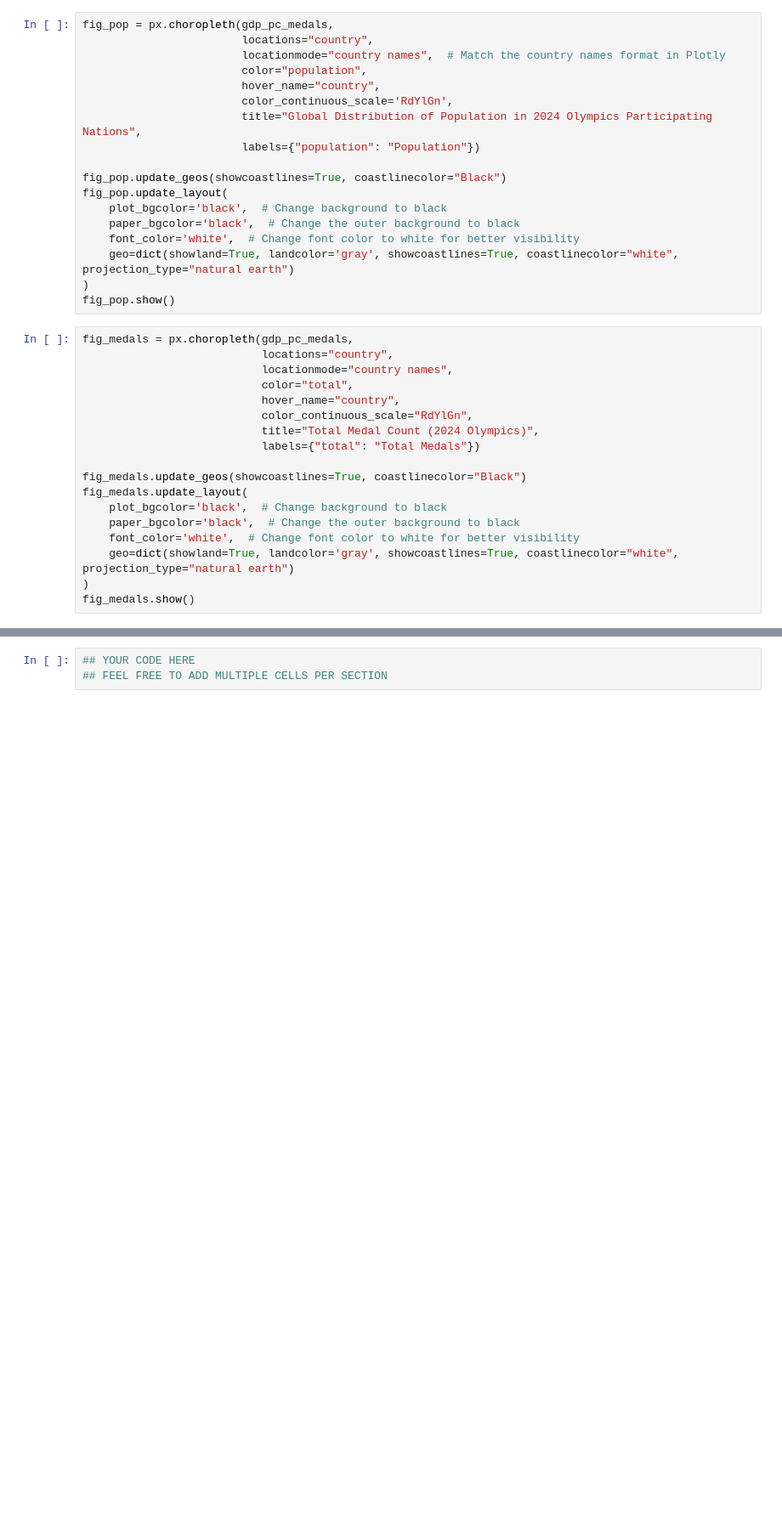
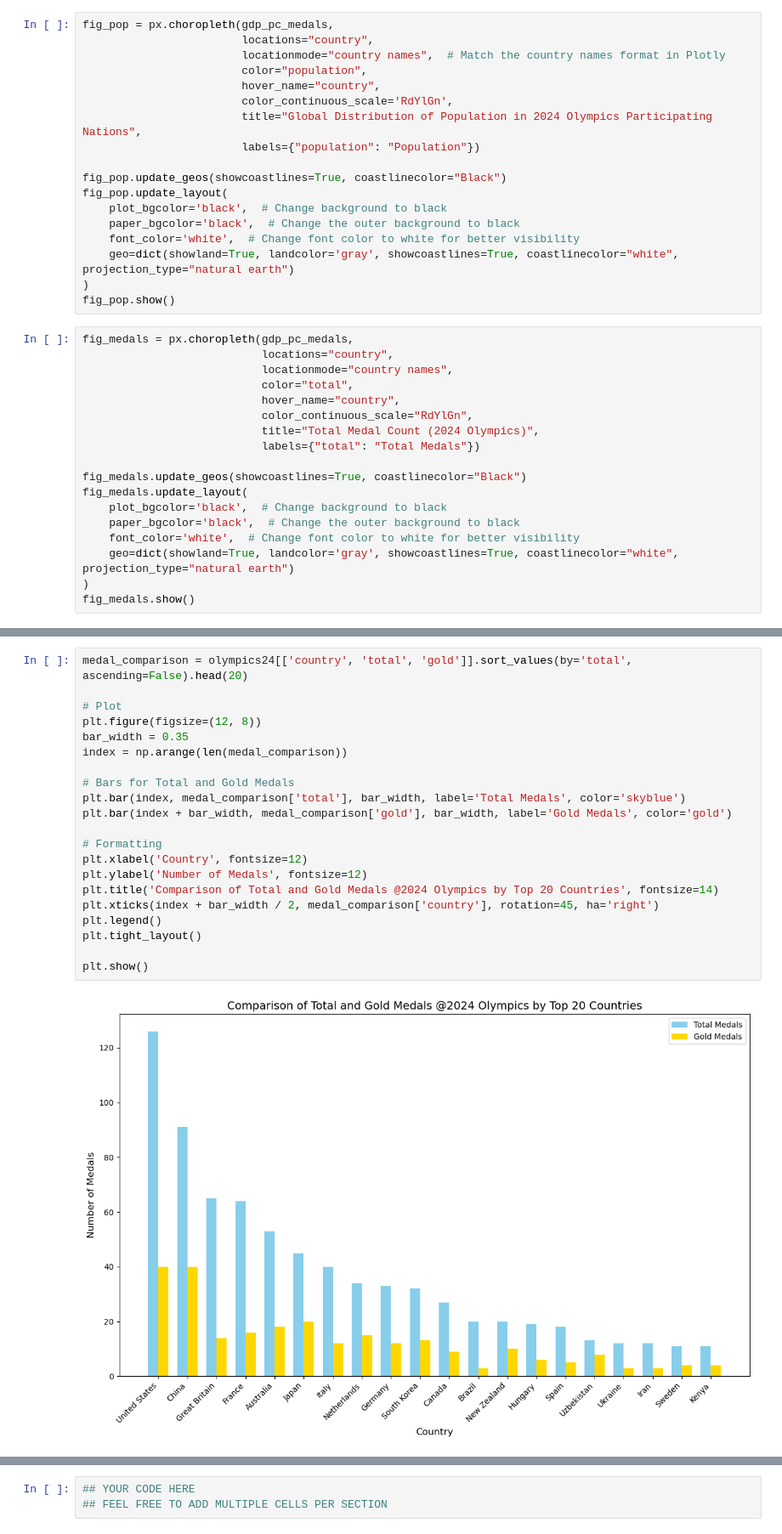
Before and after one commit to levsah/Olympinomics, a Jupyter notebook: EDACheckpoint_Group103-FA24.ipynb, the cells around one changed output, grey strips where cells are left out. Shown at 85% size. Drawn from its saved outputs; the diff is of its cells as text; blank space fills up the shorter version.

```diff
--- a/EDACheckpoint_Group103-FA24.ipynb
+++ b/EDACheckpoint_Group103-FA24.ipynb
@@ -850,0 +912,23 @@ plt.show()
+# %%
+medal_comparison = olympics24[['country', 'total', 'gold']].sort_values(by='total', ascending=False).head(20)
+
+# Plot
+plt.figure(figsize=(12, 8))
+bar_width = 0.35
+index = np.arange(len(medal_comparison))
+
+# Bars for Total and Gold Medals
+plt.bar(index, medal_comparison['total'], bar_width, label='Total Medals', color='skyblue')
+plt.bar(index + bar_width, medal_comparison['gold'], bar_width, label='Gold Medals', color='gold')
+
+# Formatting
+plt.xlabel('Country', fontsize=12)
+plt.ylabel('Number of Medals', fontsize=12)
+plt.title('Comparison of Total and Gold Medals @2024 Olympics by Top 20 Countries', fontsize=14)
+plt.xticks(index + bar_width / 2, medal_comparison['country'], rotation=45, ha='right')
+plt.legend()
+plt.tight_layout()
+
+plt.show()
+# %% [output]
+[figure, added]
```
Also changed, not shown: parts of 14 cells of this notebook.
